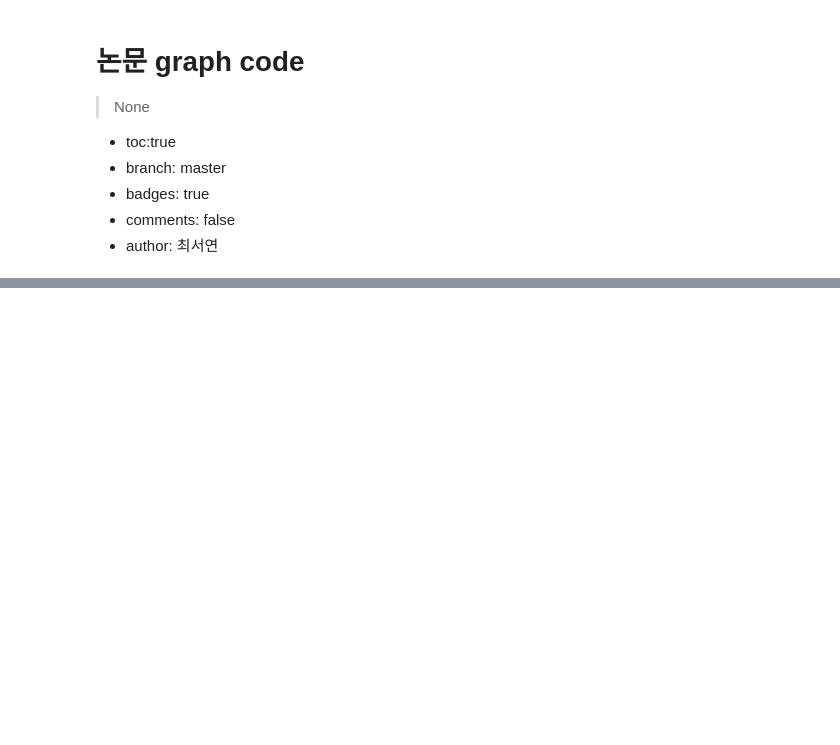
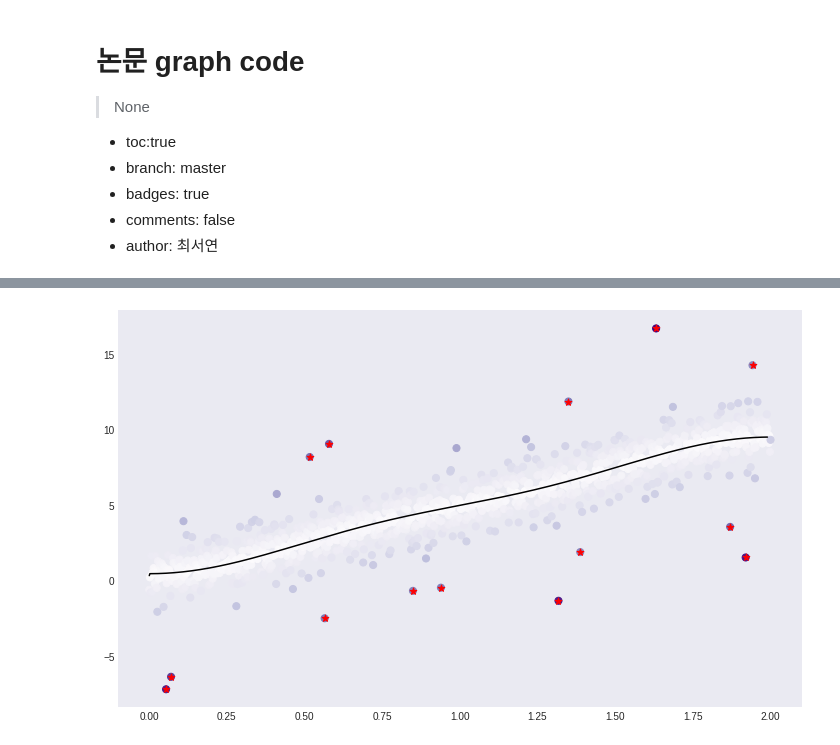
Before and after one commit to seoyeonc/ms, a Jupyter notebook: _notebooks/2022-12-01-graph_code.ipynb, the cells around one changed output, grey strips where cells are left out. Cells and saved outputs as stored; diff of their text form; code cells hidden in the pictures; blank space fills up the shorter version.

```diff
--- a/_notebooks/2022-12-01-graph_code.ipynb
+++ b/_notebooks/2022-12-01-graph_code.ipynb
@@ -29,0 +67,47 @@ from rpy2.robjects.packages import importr
+# %%
+for i in range(1000):
+    for j in range(1000):
+        if i==j :
+            w[i,j] = 0
+        elif np.abs(i-j) <= 1 :
+            w[i,j] = 1
+# %%
+class SIMUL:
+    def __init__(self,df):
+        self.df = df
+        self.y = df.y.to_numpy()
+        self.y1 = df.y1.to_numpy()
+        self.x = df.x.to_numpy()
+        self.n = len(self.y)
+        self.W = w
+    def _eigen(self):
+        d= self.W.sum(axis=1)
+        D= np.diag(d)
+        self.L = np.diag(1/np.sqrt(d)) @ (D-self.W) @ np.diag(1/np.sqrt(d))
+        self.lamb, self.Psi = np.linalg.eigh(self.L)
+        self.Lamb = np.diag(self.lamb)
+    def fit(self,sd=5,ref=30,ymin=-5,ymax=20,cuts=0,cutf=995): # fit with ebayesthresh
+        self._eigen()
+        self.ybar = self.Psi.T @ self.y # fbar := graph fourier transform of f
+        self.power = self.ybar**2
+        ebayesthresh = importr('EbayesThresh').ebayesthresh
+        self.power_threshed=np.array(ebayesthresh(FloatVector(self.ybar**2),sd=sd))
+        self.ybar_threshed = np.where(self.power_threshed>0,self.ybar,0)
+        self.yhat = self.Psi@self.ybar_threshed
+        self.df = self.df.assign(yHat = self.yhat)
+        self.df = self.df.assign(Residual = self.df.y- self.df.yHat)
+        self.differ=(np.abs(self.y-self.yhat)-np.min(np.abs(self.y-self.yhat)))/(np.max(np.abs(self.y-self.yhat))-np.min(np.abs(self.y-self.yhat))) #color 표현은 위핸 표준화
+        self.df = self.df.assign(differ = self.differ)
+        with plt.style.context('seaborn-dark'):
+            plt.figure(figsize = (10,6))
+            plt.scatter(self.x,self.y,c=self.differ,cmap='Purples',s=50)
+            plt.plot(self.x[cuts:cutf],self.yhat[cuts:cutf], 'k')
+            plt.scatter(self.df.query('Residual**2>@ref')['x'],self.df.query('Residual**2>@ref')['y'],color='red',s=50,marker='*')
+            plt.tight_layout()
+            plt.show()
+# %%
+_simul = SIMUL(df1)
+# %%
+_simul.fit(sd=5,ref=20,ymin=-10,ymax=15)
+# %% [output]
+[figure, added]
```
Also changed, not shown: parts of 34 cells of this notebook, 2 other files.
